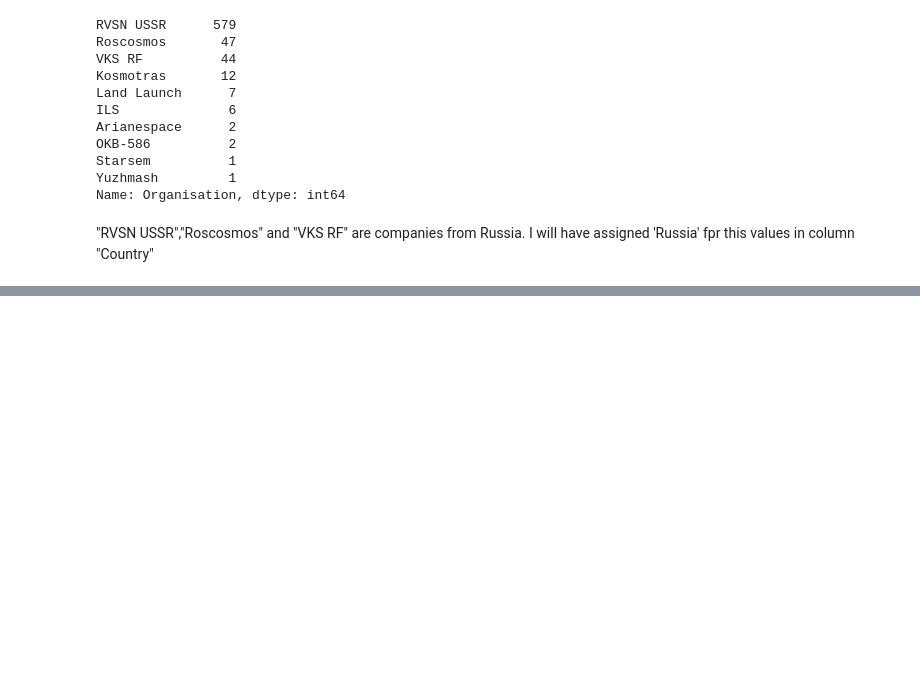
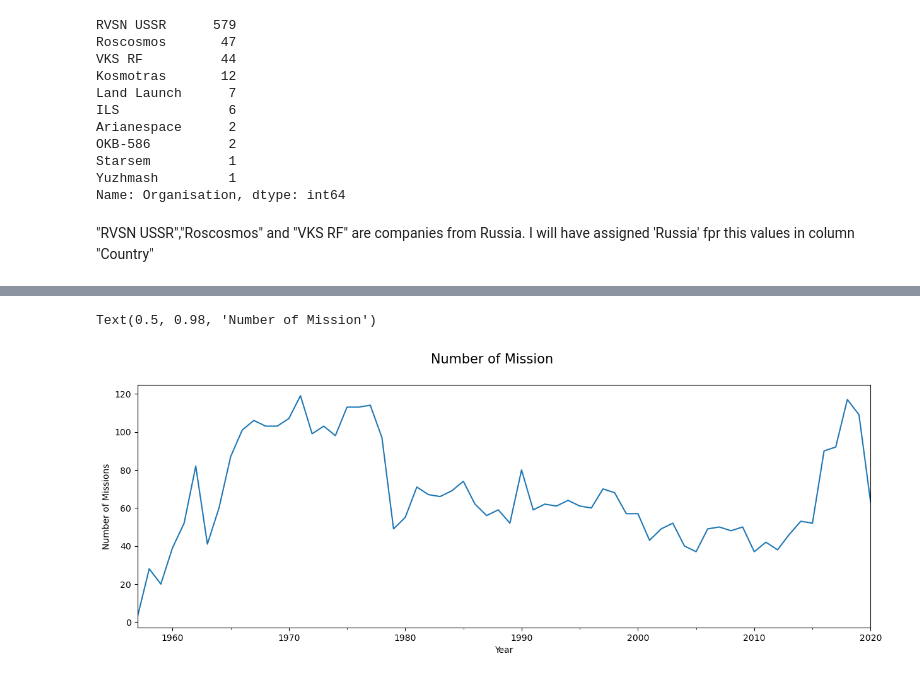
Before and after one commit to thaisangcr7/Space_Mission_Launches, a Jupyter notebook: P_SML.ipynb, the cells around one changed output, grey strips where cells are left out. Drawn from its saved outputs; the diff is of its cells as text; code cells hidden in the pictures; blank space fills up the shorter version.

```diff
--- a/P_SML.ipynb
+++ b/P_SML.ipynb
@@ -154,8 +158,7 @@ Name: Organisation, dtype: int64
 # %% [markdown]
 "RVSN USSR","Roscosmos" and "VKS RF" are companies from Russia. I will have assigned 'Russia' fpr this values in column "Country"
 # %%
-rus_company_index = data[data['Organisation'].isin(["RVSN USSR", "Roscosos", "VKS RF"])].index
-
+rus_company_index = data[data['Organisation'].isin(["RVSN USSR", "Roscosmos","VKS RF"])].index
 data.loc[rus_company_index, ['Country']] = 'Russia'
 data['Country'].value_counts()
 # %% [output]
@@ -178,0 +184,4 @@ Name: Country, dtype: int64
+# %%
+ussr_country_index = data[(data['Date'].dt.date < datetime.date(1991, 12, 26)) & (data['Country'] == 'Russia')].index
+data.loc[ussr_country_index, ['Country']] = 'USSR'
+data['Country'].value_counts()
@@ -178,0 +232,17 @@ Name: Country, dtype: int64
+# %%
+fig, ax = plt.subplots(figsize= (15,5));
+
+(
+    data
+        .set_index(['Date'])
+        .groupby([pd.Grouper(freq='Y')])
+        .size()
+        .plot()
+);
+
+ax.set_xlabel('Year');
+ax.set_ylabel('Number of Missions');
+ax.figure.suptitle('Number of Mission', size = 15)
+# %% [output]
+Text(0.5, 0.98, 'Number of Mission')
+[figure, added]
```
Also changed, not shown: parts of 13 cells of this notebook.
